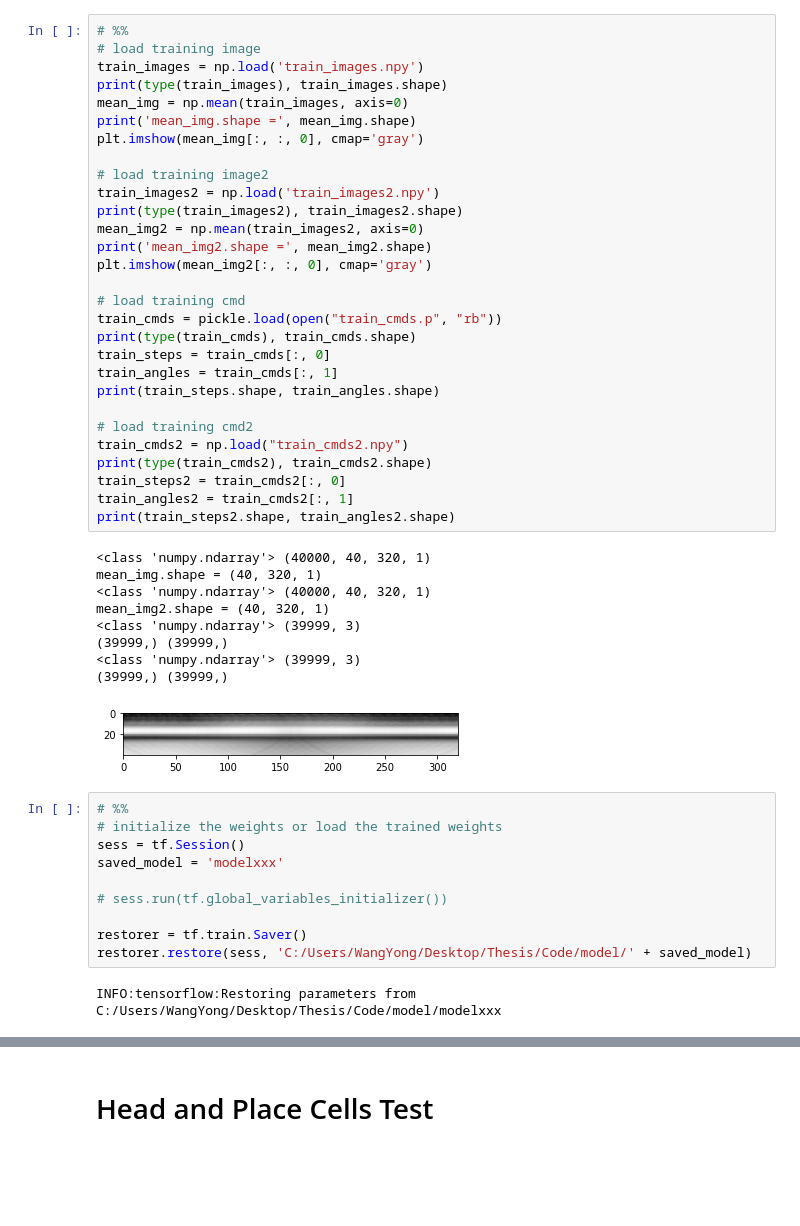
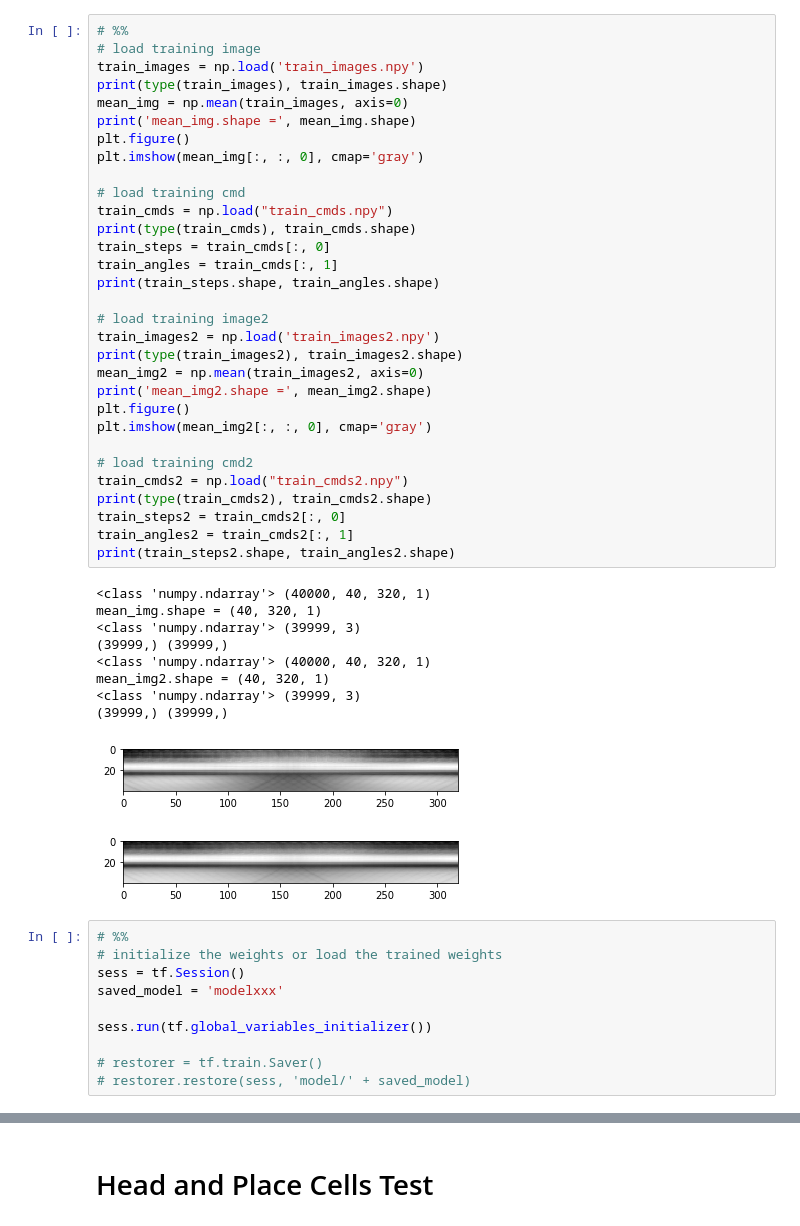
Before and after one commit to mislam5285/Unsupervised-Representation-Learning, a Jupyter notebook: Test.ipynb, the cells around one changed output, grey strips where cells are left out. Cells and saved outputs as stored; diff of their text form; blank space fills up the shorter version.

```diff
--- a/Test.ipynb
+++ b/Test.ipynb
@@ -108,54 +212,55 @@ optimizer = tf.train.AdamOptimizer(learning_rate).minimize(ae['cost'])
 # %%
 # %%
 # load training image
 train_images = np.load('train_images.npy')
 print(type(train_images), train_images.shape)
 mean_img = np.mean(train_images, axis=0)
 print('mean_img.shape =', mean_img.shape)
+plt.figure()
 plt.imshow(mean_img[:, :, 0], cmap='gray')
+
+# load training cmd
+train_cmds = np.load("train_cmds.npy")
+print(type(train_cmds), train_cmds.shape)
+train_steps = train_cmds[:, 0]
+train_angles = train_cmds[:, 1]
+print(train_steps.shape, train_angles.shape)
 
 # load training image2
 train_images2 = np.load('train_images2.npy')
 print(type(train_images2), train_images2.shape)
 mean_img2 = np.mean(train_images2, axis=0)
 print('mean_img2.shape =', mean_img2.shape)
+plt.figure()
 plt.imshow(mean_img2[:, :, 0], cmap='gray')
-
-# load training cmd
-train_cmds = pickle.load(open("train_cmds.p", "rb"))
-print(type(train_cmds), train_cmds.shape)
-train_steps = train_cmds[:, 0]
-train_angles = train_cmds[:, 1]
-print(train_steps.shape, train_angles.shape)
 
 # load training cmd2
 train_cmds2 = np.load("train_cmds2.npy")
 print(type(train_cmds2), train_cmds2.shape)
 train_steps2 = train_cmds2[:, 0]
 train_angles2 = train_cmds2[:, 1]
 print(train_steps2.shape, train_angles2.shape)
 # %% [output]
 <class 'numpy.ndarray'> (40000, 40, 320, 1)
 mean_img.shape = (40, 320, 1)
+<class 'numpy.ndarray'> (39999, 3)
+(39999,) (39999,)
 <class 'numpy.ndarray'> (40000, 40, 320, 1)
 mean_img2.shape = (40, 320, 1)
 <class 'numpy.ndarray'> (39999, 3)
 (39999,) (39999,)
-<class 'numpy.ndarray'> (39999, 3)
-(39999,) (39999,)
-[figure, old version]
+[figure, new version]
+[figure, added]
 # %%
 # %%
 # initialize the weights or load the trained weights
 sess = tf.Session()
 saved_model = 'modelxxx'
 
-# sess.run(tf.global_variables_initializer())
+sess.run(tf.global_variables_initializer())
 
-restorer = tf.train.Saver()
-restorer.restore(sess, 'C:/Users/WangYong/Desktop/Thesis/Code/model/' + saved_model)
+# restorer = tf.train.Saver()
+# restorer.restore(sess, 'model/' + saved_model)
-# %% [output]
-INFO:tensorflow:Restoring parameters from C:/Users/WangYong/Desktop/Thesis/Code/model/modelxxx
 # %%
 # %%
 # Fit training data
```
Also changed, not shown: parts of 7 cells of this notebook, 1 other file.
